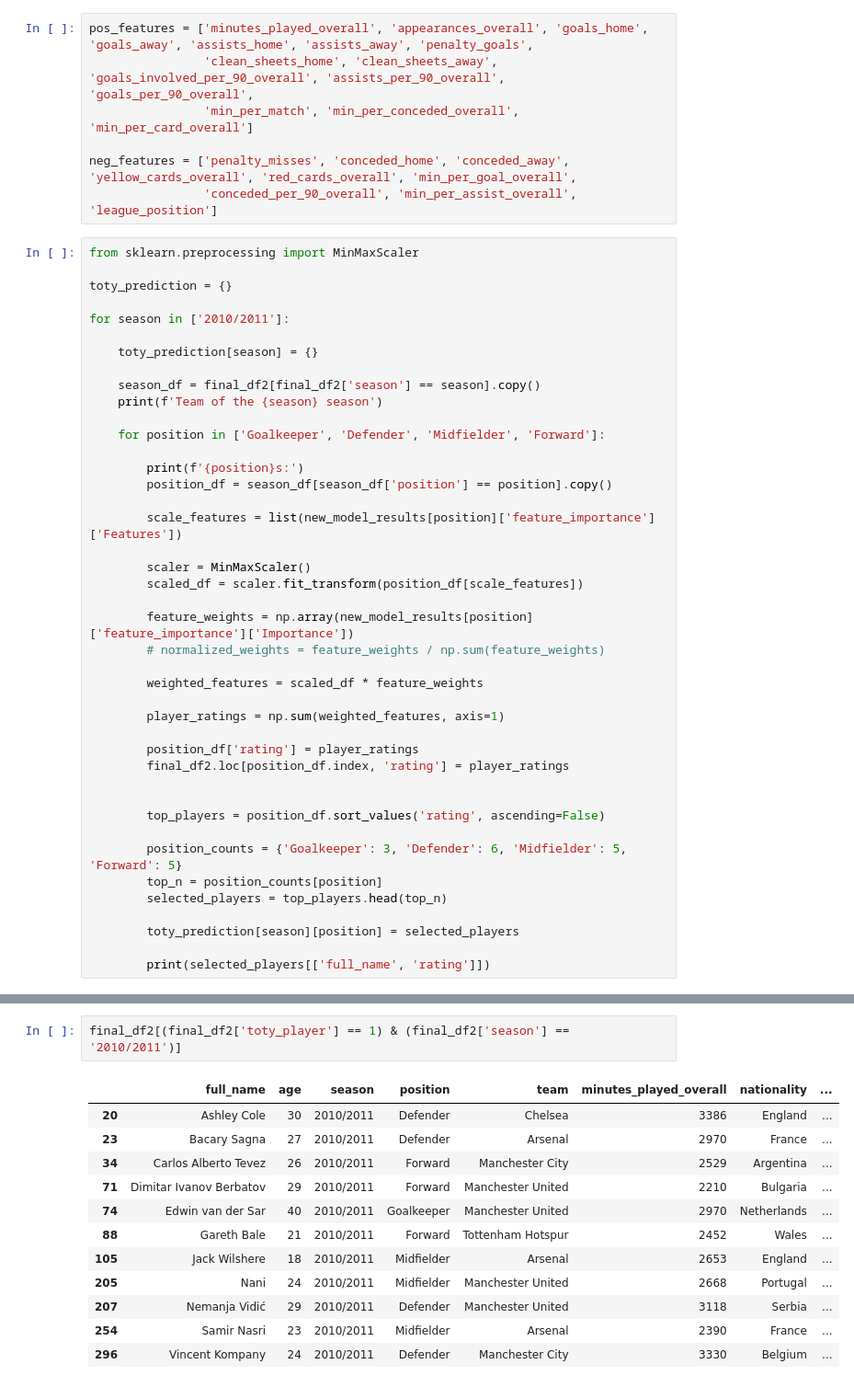
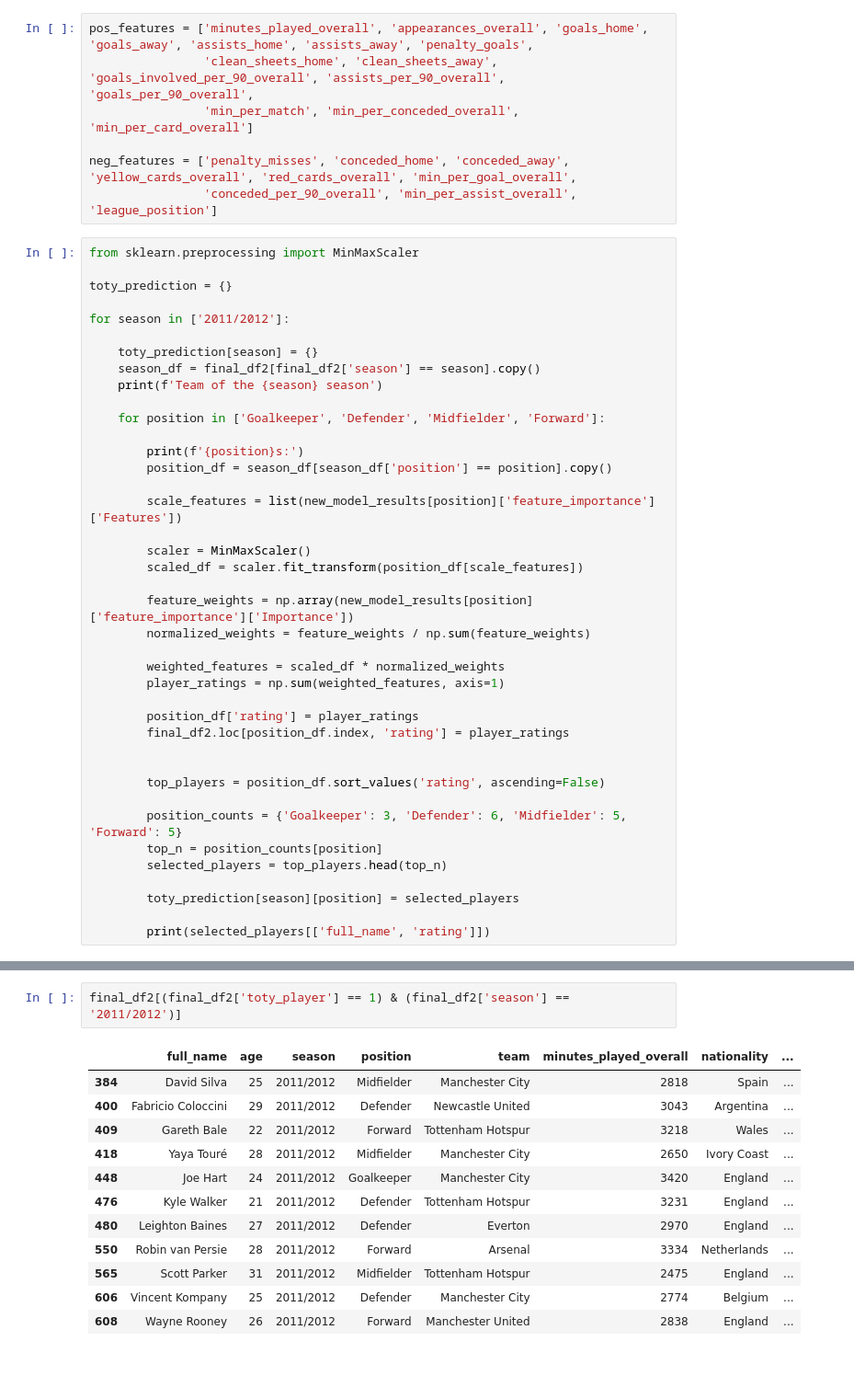
Before and after one commit to wake-up-sid/toty-prediction, a Jupyter notebook: toty-prediction-model.ipynb, the cells around one changed output, grey strips where cells are left out. Shown at 92% size. Saved outputs shown, nothing was run; the diff lists cells and outputs as text.

Commit message:
season grouping correction

```diff
--- a/toty-prediction-model.ipynb
+++ b/toty-prediction-model.ipynb
@@ -485,10 +485,9 @@ from sklearn.preprocessing import MinMaxScaler
 
 toty_prediction = {}
 
-for season in ['2010/2011']:
+for season in ['2011/2012']:
 
     toty_prediction[season] = {}
-
     season_df = final_df2[final_df2['season'] == season].copy()
     print(f'Team of the {season} season')
 
@@ -503,10 +502,9 @@ for season in ['2010/2011']:
         scaled_df = scaler.fit_transform(position_df[scale_features])
 
         feature_weights = np.array(new_model_results[position]['feature_importance']['Importance'])
-        # normalized_weights = feature_weights / np.sum(feature_weights)
+        normalized_weights = feature_weights / np.sum(feature_weights)
 
-        weighted_features = scaled_df * feature_weights
-
+        weighted_features = scaled_df * normalized_weights
         player_ratings = np.sum(weighted_features, axis=1)
 
         position_df['rating'] = player_ratings
@@ -543,16 +541,16 @@ Defenders:
 # %%
-final_df2[(final_df2['toty_player'] == 1) & (final_df2['season'] == '2010/2011')]
+final_df2[(final_df2['toty_player'] == 1) & (final_df2['season'] == '2011/2012')]
 # %% [output]
 |  | full_name | age | season | position | team | minutes_played_overall | nationality | ... |
-| 20 | Ashley Cole | 30 | 2010/2011 | Defender | Chelsea | 3386 | England | ... |
-| 23 | Bacary Sagna | 27 | 2010/2011 | Defender | Arsenal | 2970 | France | ... |
-| 34 | Carlos Alberto Tevez | 26 | 2010/2011 | Forward | Manchester City | 2529 | Argentina | ... |
-| 71 | Dimitar Ivanov Berbatov | 29 | 2010/2011 | Forward | Manchester United | 2210 | Bulgaria | ... |
-| 74 | Edwin van der Sar | 40 | 2010/2011 | Goalkeeper | Manchester United | 2970 | Netherlands | ... |
-| 88 | Gareth Bale | 21 | 2010/2011 | Forward | Tottenham Hotspur | 2452 | Wales | ... |
-| 105 | Jack Wilshere | 18 | 2010/2011 | Midfielder | Arsenal | 2653 | England | ... |
-| 205 | Nani | 24 | 2010/2011 | Midfielder | Manchester United | 2668 | Portugal | ... |
-| 207 | Nemanja Vidić | 29 | 2010/2011 | Defender | Manchester United | 3118 | Serbia | ... |
-| 254 | Samir Nasri | 23 | 2010/2011 | Midfielder | Arsenal | 2390 | France | ... |
-| 296 | Vincent Kompany | 24 | 2010/2011 | Defender | Manchester City | 3330 | Belgium | ... |
+| 384 | David Silva | 25 | 2011/2012 | Midfielder | Manchester City | 2818 | Spain | ... |
+| 400 | Fabricio Coloccini | 29 | 2011/2012 | Defender | Newcastle United | 3043 | Argentina | ... |
+| 409 | Gareth Bale | 22 | 2011/2012 | Forward | Tottenham Hotspur | 3218 | Wales | ... |
+| 418 | Yaya Touré | 28 | 2011/2012 | Midfielder | Manchester City | 2650 | Ivory Coast | ... |
+| 448 | Joe Hart | 24 | 2011/2012 | Goalkeeper | Manchester City | 3420 | England | ... |
+| 476 | Kyle Walker | 21 | 2011/2012 | Defender | Tottenham Hotspur | 3231 | England | ... |
+| 480 | Leighton Baines | 27 | 2011/2012 | Defender | Everton | 2970 | England | ... |
+| 550 | Robin van Persie | 28 | 2011/2012 | Forward | Arsenal | 3334 | Netherlands | ... |
+| 565 | Scott Parker | 31 | 2011/2012 | Midfielder | Tottenham Hotspur | 2475 | England | ... |
+| 606 | Vincent Kompany | 25 | 2011/2012 | Defender | Manchester City | 2774 | Belgium | ... |
+| 608 | Wayne Rooney | 26 | 2011/2012 | Forward | Manchester United | 2838 | England | ... |
 11 rows × 32 columns
```
Also changed, not shown: parts of 1 cell of this notebook.
